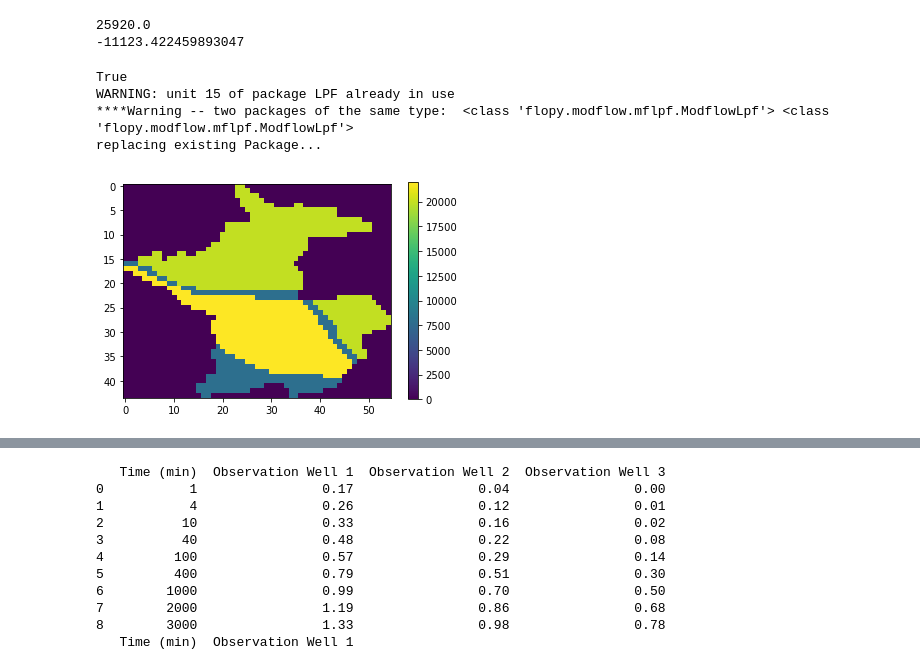
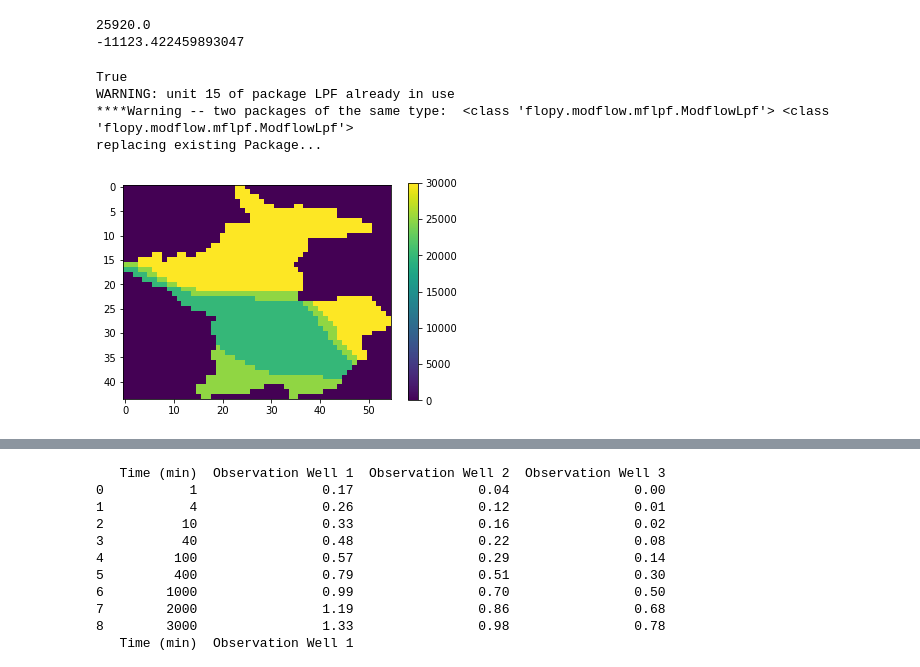
Before and after one commit to jordw22/modflow_epa, a Jupyter notebook: Notebooks/Problem 19 (Part a) - Application of a Groundwater Flow Model to a Water Supply Problem.ipynb, the cells around one changed output, grey strips where cells are left out. Cells and saved outputs as stored; diff of their text form; code cells hidden in the pictures.

```diff
--- a/Notebooks/Problem 19 (Part a) - Application of a Groundwater Flow Model to a Water Supply Problem.ipynb
+++ b/Notebooks/Problem 19 (Part a) - Application of a Groundwater Flow Model to a Water Supply Problem.ipynb
@@ -87,37 +87,37 @@ fname='..\Data\p19_trans.txt'
 print(os.path.isfile(fname))
 with open(fname) as f:
     data = f.read().splitlines()
 
 f.close()
 #print(data)
 
 ibound = []
 for s in data:
     for value in s.strip().split(' '):
         ibound.append(int(value))
 ibound = np.array(ibound)
 ibound = ibound.reshape((44, 55))
 plt.imshow(ibound)
 hk = np.empty((44, 55), dtype=np.float)
 hk[:, :] = ibound[:, :]
 
-hk1 = 20000.
-hk2 = 8000.
-hk4 = 22000.
+hk1 = 30000.
+hk2 = 25000.
+hk4 = 20000.
 
 hk = np.where(hk==1, hk1, hk)
 hk = np.where(hk==2, hk2, hk)
 hk = np.where(hk==4, hk4, hk)
 plt.imshow(hk)
 plt.colorbar()
 
 lpf = flopy.modflow.ModflowLpf(mf, hk=hk, ss=ss, laytyp=laytyp, ipakcb=ipakcb)
 # %% [output]
 True
 WARNING: unit 15 of package LPF already in use
 ****Warning -- two packages of the same type:  <class 'flopy.modflow.mflpf.ModflowLpf'> <class 'flopy.modflow.mflpf.ModflowLpf'>
 replacing existing Package...
-[figure, old version]
+[figure, new version]
 # %%
 #call in the well package (WEL)
 # Remember to use zero-based layer, row, column indices!
```
Also changed, not shown: parts of 16 cells of this notebook, 1 other file.
